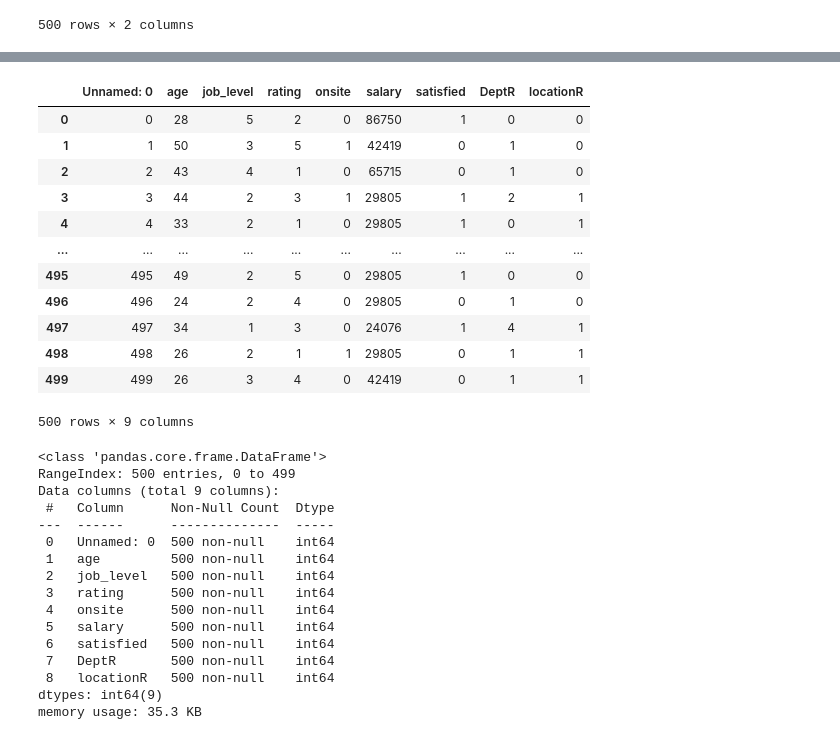
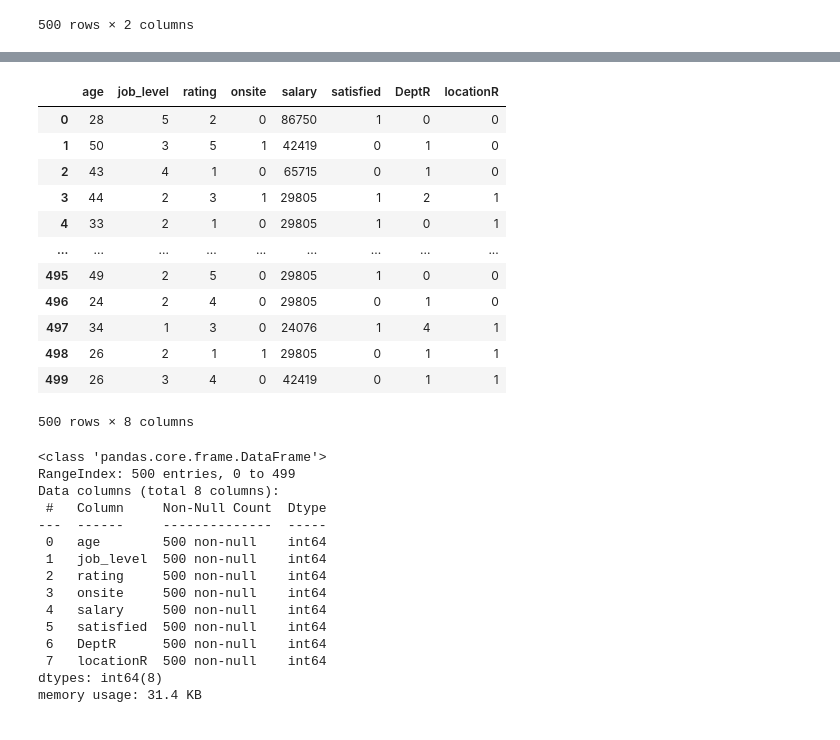
Before and after one commit to MAG3sty/Pretty-Nerdy-, a Jupyter notebook: Notebooks/Employee-Satisfaction-in-Python-MC.ipynb, the cells around one changed output, grey strips where cells are left out. Cells and saved outputs as stored; diff of their text form; code cells hidden in the pictures.

```diff
--- a/Notebooks/Employee-Satisfaction-in-Python-MC.ipynb
+++ b/Notebooks/Employee-Satisfaction-in-Python-MC.ipynb
@@ -155,37 +175,36 @@ EmployeeSatisfaction
 # %%
-EmployeeSatisfaction.drop(["Dept", "location"], axis=1, inplace=True)
+ES.drop(["Dept", "location"], axis=1, inplace=True)
-# %%
-EmployeeSatisfaction
-# %% [output]
-|  | Unnamed: 0 | age | job_level | rating | onsite | salary | satisfied | DeptR | locationR |
-| 0 | 0 | 28 | 5 | 2 | 0 | 86750 | 1 | 0 | 0 |
-| 1 | 1 | 50 | 3 | 5 | 1 | 42419 | 0 | 1 | 0 |
-| 2 | 2 | 43 | 4 | 1 | 0 | 65715 | 0 | 1 | 0 |
-| 3 | 3 | 44 | 2 | 3 | 1 | 29805 | 1 | 2 | 1 |
-| 4 | 4 | 33 | 2 | 1 | 0 | 29805 | 1 | 0 | 1 |
-| ... | ... | ... | ... | ... | ... | ... | ... | ... | ... |
-| 495 | 495 | 49 | 2 | 5 | 0 | 29805 | 1 | 0 | 0 |
-| 496 | 496 | 24 | 2 | 4 | 0 | 29805 | 0 | 1 | 0 |
-| 497 | 497 | 34 | 1 | 3 | 0 | 24076 | 1 | 4 | 1 |
-| 498 | 498 | 26 | 2 | 1 | 1 | 29805 | 0 | 1 | 1 |
-| 499 | 499 | 26 | 3 | 4 | 0 | 42419 | 0 | 1 | 1 |
-500 rows × 9 columns
+# %%
+ES
+# %% [output]
+|  | age | job_level | rating | onsite | salary | satisfied | DeptR | locationR |
+| 0 | 28 | 5 | 2 | 0 | 86750 | 1 | 0 | 0 |
+| 1 | 50 | 3 | 5 | 1 | 42419 | 0 | 1 | 0 |
+| 2 | 43 | 4 | 1 | 0 | 65715 | 0 | 1 | 0 |
+| 3 | 44 | 2 | 3 | 1 | 29805 | 1 | 2 | 1 |
+| 4 | 33 | 2 | 1 | 0 | 29805 | 1 | 0 | 1 |
+| ... | ... | ... | ... | ... | ... | ... | ... | ... |
+| 495 | 49 | 2 | 5 | 0 | 29805 | 1 | 0 | 0 |
+| 496 | 24 | 2 | 4 | 0 | 29805 | 0 | 1 | 0 |
+| 497 | 34 | 1 | 3 | 0 | 24076 | 1 | 4 | 1 |
+| 498 | 26 | 2 | 1 | 1 | 29805 | 0 | 1 | 1 |
+| 499 | 26 | 3 | 4 | 0 | 42419 | 0 | 1 | 1 |
+500 rows × 8 columns
 # %%
-EmployeeSatisfaction.info()
+ES.info()
 # %% [output]
 <class 'pandas.core.frame.DataFrame'>
 RangeIndex: 500 entries, 0 to 499
-Data columns (total 9 columns):
- #   Column      Non-Null Count  Dtype
----  ------      --------------  -----
- 0   Unnamed: 0  500 non-null    int64
- 1   age         500 non-null    int64
- 2   job_level   500 non-null    int64
- 3   rating      500 non-null    int64
- 4   onsite      500 non-null    int64
- 5   salary      500 non-null    int64
- 6   satisfied   500 non-null    int64
- 7   DeptR       500 non-null    int64
- 8   locationR   500 non-null    int64
-dtypes: int64(9)
-memory usage: 35.3 KB
+Data columns (total 8 columns):
+ #   Column     Non-Null Count  Dtype
+---  ------     --------------  -----
+ 0   age        500 non-null    int64
+ 1   job_level  500 non-null    int64
+ 2   rating     500 non-null    int64
+ 3   onsite     500 non-null    int64
+ 4   salary     500 non-null    int64
+ 5   satisfied  500 non-null    int64
+ 6   DeptR      500 non-null    int64
+ 7   locationR  500 non-null    int64
+dtypes: int64(8)
+memory usage: 31.4 KB
```
Also changed, not shown: parts of 14 cells of this notebook, 1 other file.
